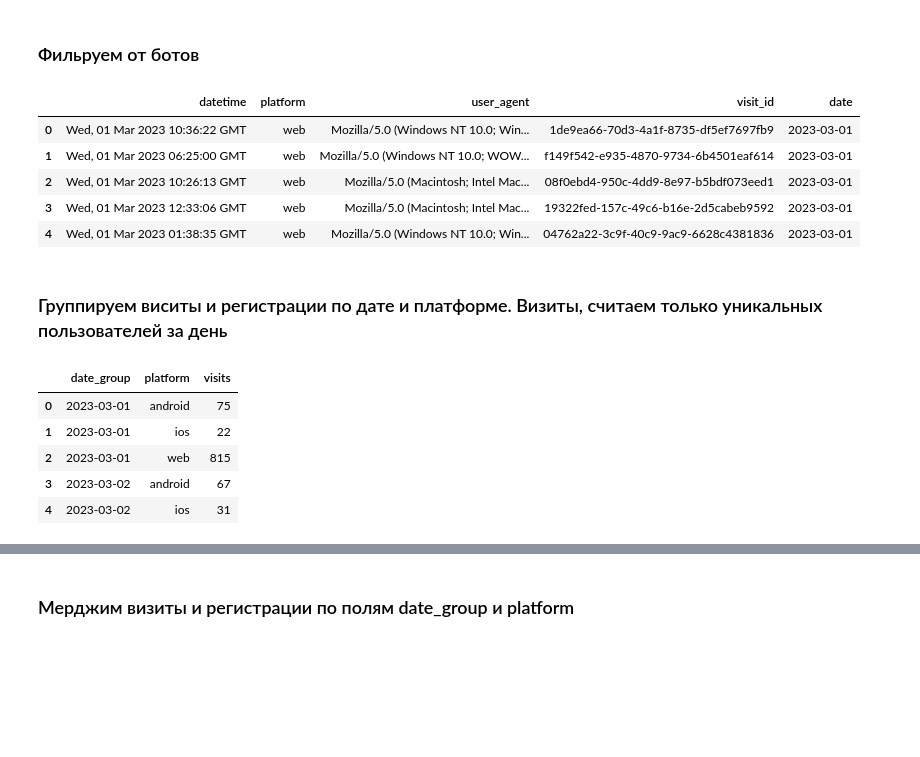
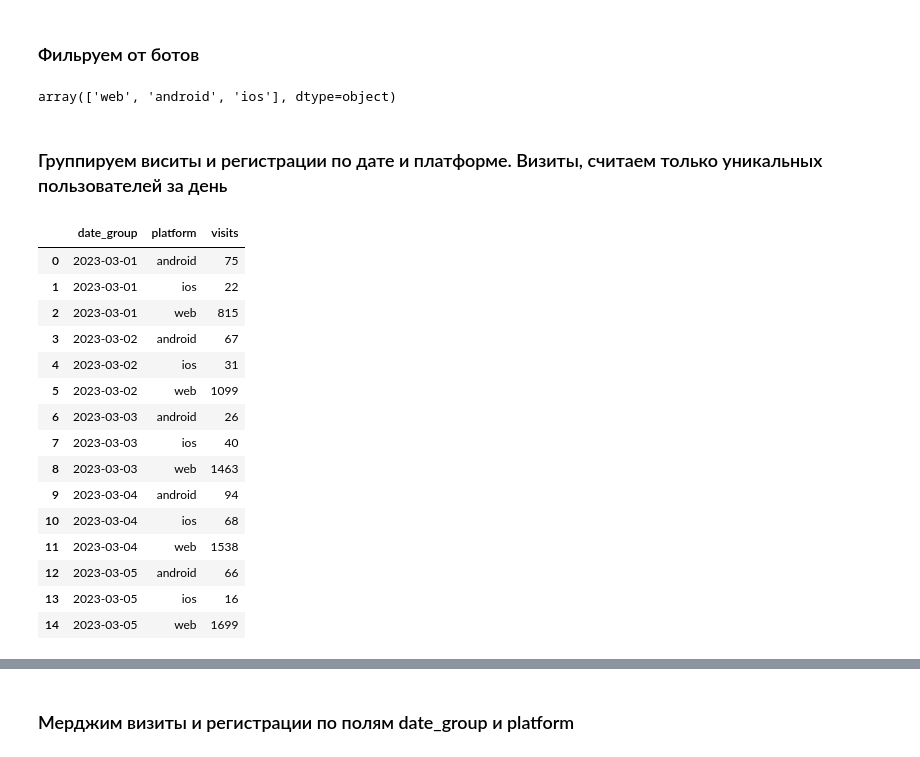
Before and after one commit to Vladyan0011/data-analytics-project-100, a Jupyter notebook: charts_project.ipynb, the cells around one changed output, grey strips where cells are left out. Saved outputs shown, nothing was run; the diff lists cells and outputs as text; code cells hidden in the pictures; blank space fills up the shorter version.

```diff
--- a/charts_project.ipynb
+++ b/charts_project.ipynb
@@ -188,27 +189,32 @@ visits_df['date'] = pd.to_datetime(visits_df['datetime']).dt.date
 ### Фильруем от ботов
 # %%
 visits_df = visits_df[~visits_df['user_agent'].str.contains('bot', case=False, na=False)]
-visits_df.head()
+visits_df['platform'].unique()
 # %% [output]
-|  | datetime | platform | user_agent | visit_id | date |
-| 0 | Wed, 01 Mar 2023 10:36:22 GMT | web | Mozilla/5.0 (Windows NT 10.0; Win... | 1de9ea66-70d3-4a1f-8735-df5ef7697fb9 | 2023-03-01 |
-| 1 | Wed, 01 Mar 2023 06:25:00 GMT | web | Mozilla/5.0 (Windows NT 10.0; WOW... | f149f542-e935-4870-9734-6b4501eaf614 | 2023-03-01 |
-| 2 | Wed, 01 Mar 2023 10:26:13 GMT | web | Mozilla/5.0 (Macintosh; Intel Mac... | 08f0ebd4-950c-4dd9-8e97-b5bdf073eed1 | 2023-03-01 |
-| 3 | Wed, 01 Mar 2023 12:33:06 GMT | web | Mozilla/5.0 (Macintosh; Intel Mac... | 19322fed-157c-49c6-b16e-2d5cabeb9592 | 2023-03-01 |
-| 4 | Wed, 01 Mar 2023 01:38:35 GMT | web | Mozilla/5.0 (Windows NT 10.0; Win... | 04762a22-3c9f-40c9-9ac9-6628c4381836 | 2023-03-01 |
+array(['web', 'android', 'ios'], dtype=object)
 # %% [markdown]
 ### Группируем виситы и регистрации по дате и платформе. Визиты, считаем только уникальных пользователей за день
 # %%
 agg_visits = visits_df.groupby(['date', 'platform'])['visit_id'].nunique().reset_index()
 agg_visits.columns = ['date_group', 'platform', 'visits']
-agg_visits.head()
+agg_visits.head(15)
 # %% [output]
 |  | date_group | platform | visits |
 | 0 | 2023-03-01 | android | 75 |
 | 1 | 2023-03-01 | ios | 22 |
 | 2 | 2023-03-01 | web | 815 |
 | 3 | 2023-03-02 | android | 67 |
 | 4 | 2023-03-02 | ios | 31 |
+| 5 | 2023-03-02 | web | 1099 |
+| 6 | 2023-03-03 | android | 26 |
+| 7 | 2023-03-03 | ios | 40 |
+| 8 | 2023-03-03 | web | 1463 |
+| 9 | 2023-03-04 | android | 94 |
+| 10 | 2023-03-04 | ios | 68 |
+| 11 | 2023-03-04 | web | 1538 |
+| 12 | 2023-03-05 | android | 66 |
+| 13 | 2023-03-05 | ios | 16 |
+| 14 | 2023-03-05 | web | 1699 |
 # %%
 agg_regs = regs_df.groupby(['date', 'platform'])['user_id'].nunique().reset_index()
 agg_regs.columns = ['date_group', 'platform', 'registrations']
```
Also changed, not shown: parts of 5 cells of this notebook.
